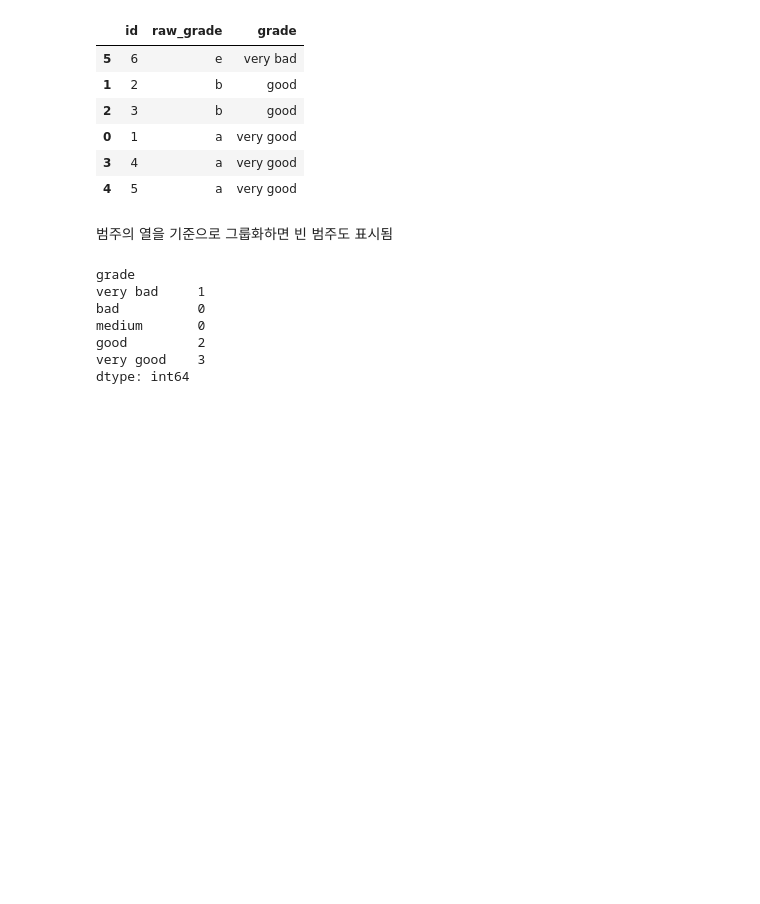
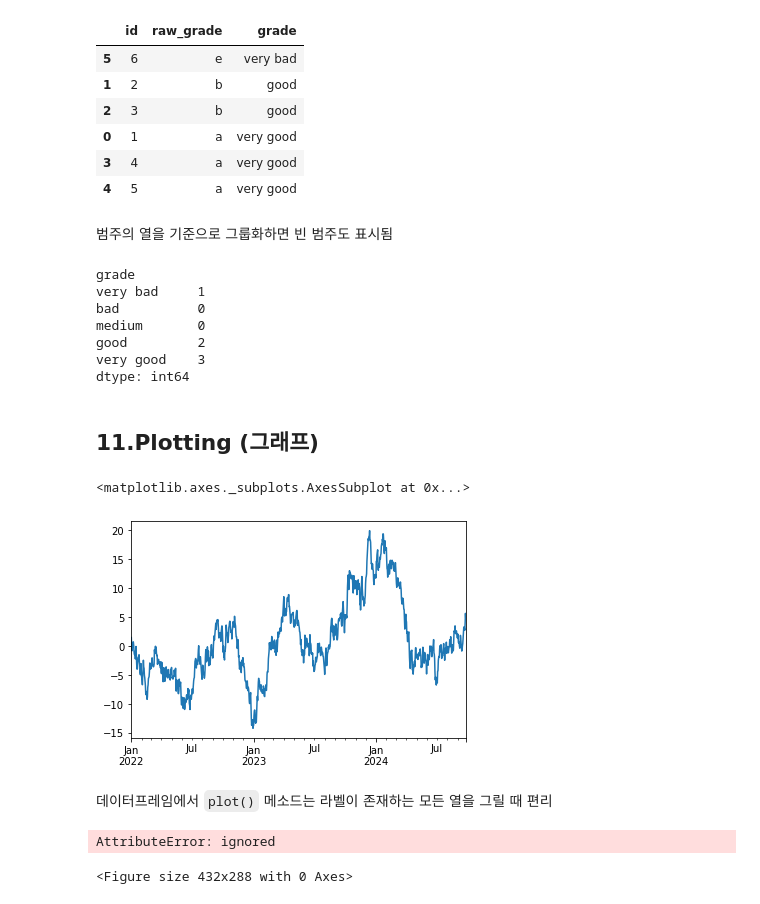
Before and after one commit to euneun316/Python-for-Pandas, a Jupyter notebook: Pandas-Study.ipynb, the cells around one changed output. Drawn from its saved outputs; the diff is of its cells as text; code cells hidden in the pictures; blank space fills up the shorter version.

Commit message:
Plotting

```diff
--- a/Pandas-Study.ipynb
+++ b/Pandas-Study.ipynb
@@ -1099,3 +1099,21 @@ medium       0
 good         2
 very good    3
 dtype: int64
+# %% [markdown]
+## 11.Plotting (그래프)
+# %%
+ts = pd.Series(np.random.randn(1000),index=pd.date_range('1/1/2022',periods=1000))
+ts = ts.cumsum()
+ts.plot()
+# %% [output]
+<matplotlib.axes._subplots.AxesSubplot at 0x...>
+[figure, added]
+# %% [markdown]
+데이터프레임에서 `plot()` 메소드는 라벨이 존재하는 모든 열을 그릴 때 편리
+# %%
+df = pd.DataFrame(np.random.randn(1000,4),index=ts.index,columns=['A','B','C','D'])
+df = df.cumsum()
+plt.figure(); df.plot(); plt.legend(loc='best')
+# %% [output]
+AttributeError: ignored
+<Figure size 432x288 with 0 Axes>
```
